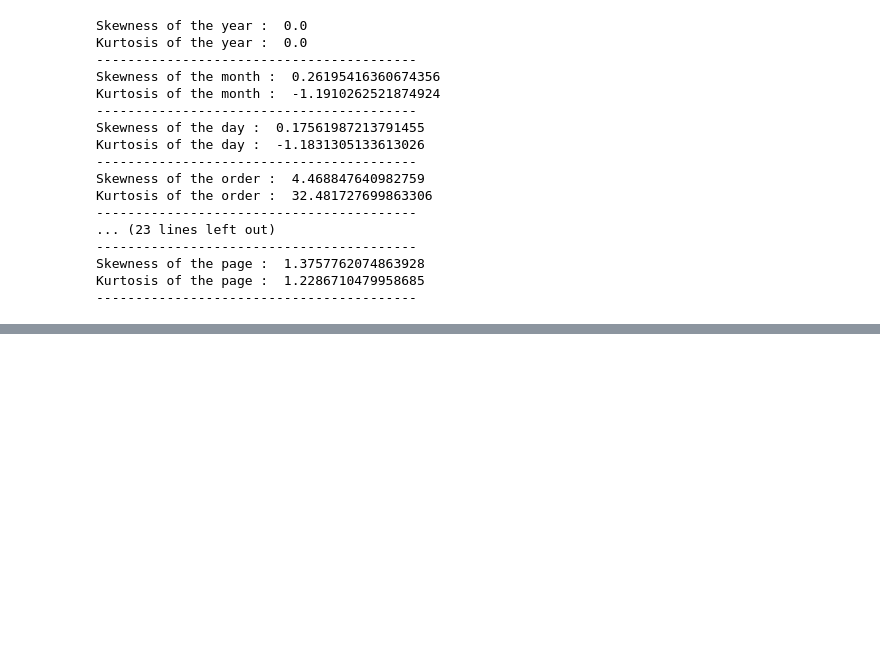
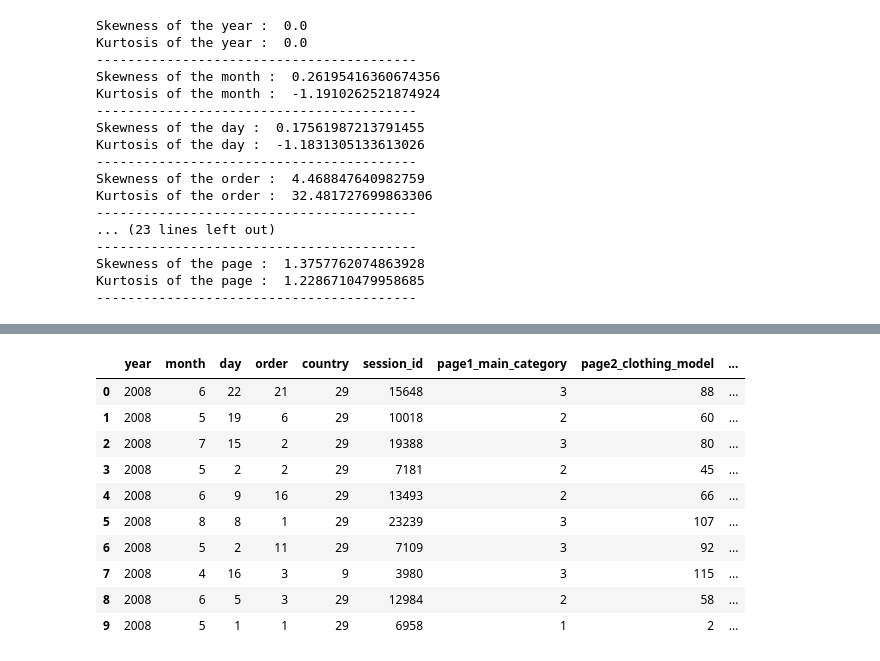
Before and after one commit to Kamalesh-Gandhi/Customer-Segmentation-Analysis-Forecast-Model, a Jupyter notebook: Notebooks/test.ipynb, the cells around one changed output, grey strips where cells are left out. Cells and saved outputs as stored; diff of their text form; code cells hidden in the pictures; blank space fills up the shorter version.

```diff
--- a/Notebooks/test.ipynb
+++ b/Notebooks/test.ipynb
@@ -323,0 +435,14 @@ NameError: name 'df' is not defined
+# %%
+df.head(10)
+# %% [output]
+|  | year | month | day | order | country | session_id | page1_main_category | page2_clothing_model | ... |
+| 0 | 2008 | 6 | 22 | 21 | 29 | 15648 | 3 | 88 | ... |
+| 1 | 2008 | 5 | 19 | 6 | 29 | 10018 | 2 | 60 | ... |
+| 2 | 2008 | 7 | 15 | 2 | 29 | 19388 | 3 | 80 | ... |
+| 3 | 2008 | 5 | 2 | 2 | 29 | 7181 | 2 | 45 | ... |
+| 4 | 2008 | 6 | 9 | 16 | 29 | 13493 | 2 | 66 | ... |
+| 5 | 2008 | 8 | 8 | 1 | 29 | 23239 | 3 | 107 | ... |
+| 6 | 2008 | 5 | 2 | 11 | 29 | 7109 | 3 | 92 | ... |
+| 7 | 2008 | 4 | 16 | 3 | 9 | 3980 | 3 | 115 | ... |
+| 8 | 2008 | 6 | 5 | 3 | 29 | 12984 | 2 | 58 | ... |
+| 9 | 2008 | 5 | 1 | 1 | 29 | 6958 | 1 | 2 | ... |
```
Also changed, not shown: parts of 24 cells of this notebook, 13 other files.
